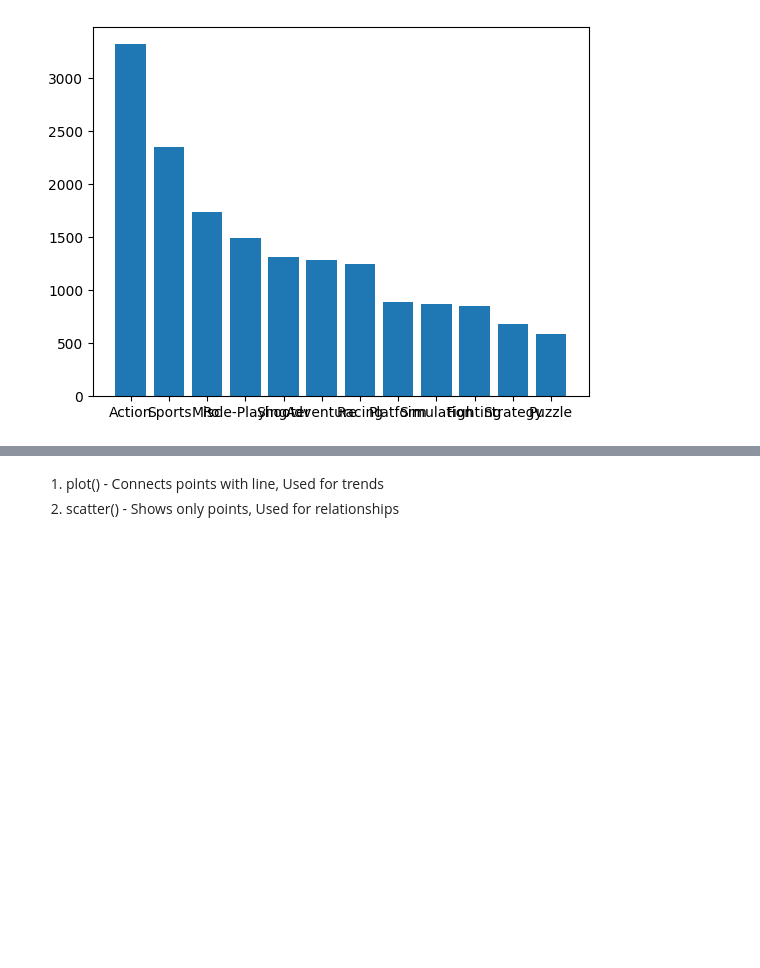
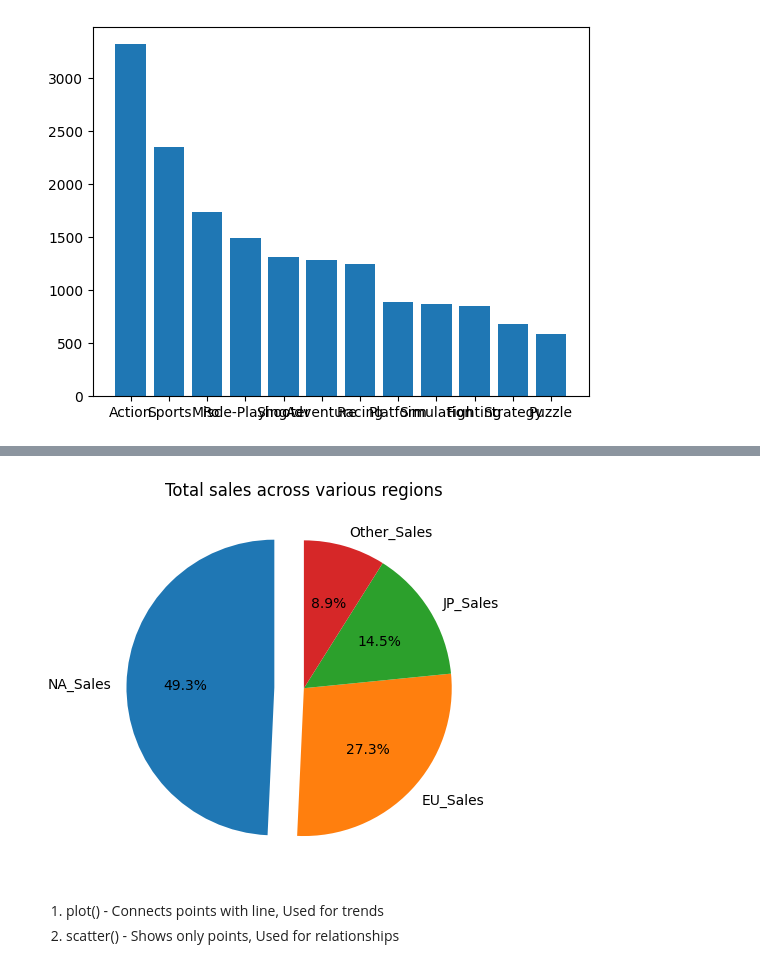
Before and after one commit to Rutujakb592/Python_Libraries, a Jupyter notebook: Matplotlib&Seaborn.ipynb, the cells around one changed output, grey strips where cells are left out. Cells and saved outputs as stored; diff of their text form; code cells hidden in the pictures; blank space fills up the shorter version.

```diff
--- a/Matplotlib&Seaborn.ipynb
+++ b/Matplotlib&Seaborn.ipynb
@@ -81,0 +92,3 @@ plt.bar(x_bar, y_bar)
+# %%
+sales_data = data[['NA_Sales', 'EU_Sales', 'JP_Sales', 'Other_Sales']]
+sales_data
@@ -81,0 +109,3 @@ plt.bar(x_bar, y_bar)
+# %%
+region_sales = sales_data.T.sum(axis='columns')
+region_sales
@@ -82,3 +119,14 @@ plt.bar(x_bar, y_bar)
+# %%
+plt.pie(region_sales,
+        labels=region_sales.index,
+        startangle=90,
+        explode=(0.2, 0, 0, 0),
+        autopct='%1.1f%%')
+plt.title('Total sales across various regions')
+
+plt.show()
+# %% [output]
+[figure, added]
 # %% [markdown]
 1) plot() - Connects points with line, Used for trends
 2) scatter() - Shows only points, Used for relationships
```
Also changed, not shown: parts of 39 cells of this notebook.
